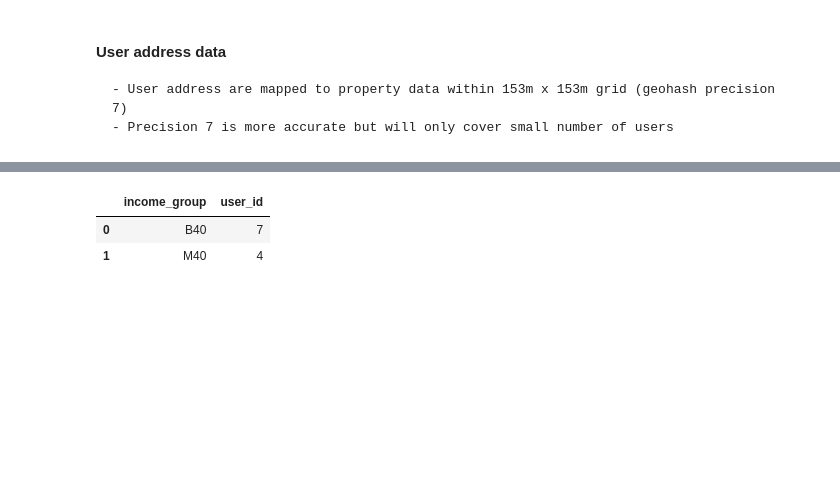
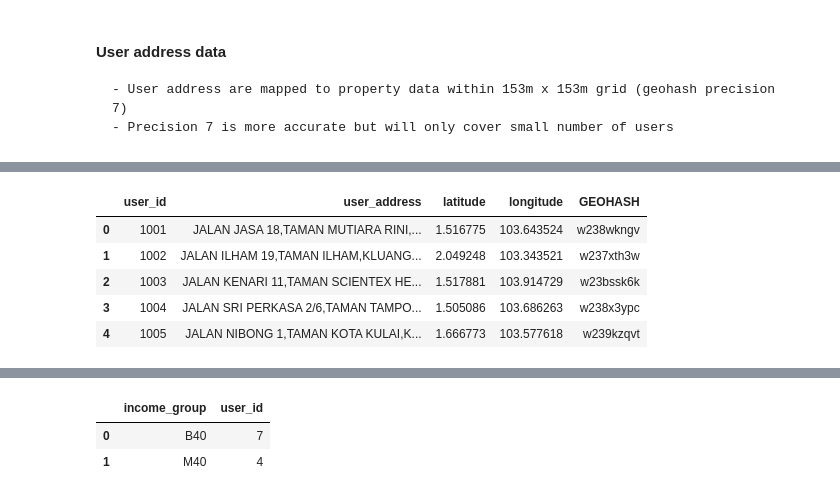
Before and after one commit to maryamnuri/income-group-estimation-using-iproperty, a Jupyter notebook: Estimating Income Group using Property Data.ipynb, the cells around one changed output, grey strips where cells are left out. Drawn from its saved outputs; the diff is of its cells as text; code cells hidden in the pictures; blank space fills up the shorter version.

```diff
--- a/Estimating Income Group using Property Data.ipynb
+++ b/Estimating Income Group using Property Data.ipynb
@@ -143,3 +143,16 @@ df_address.head()
+# %%
+# Encode lat lon to geohash with precision 9:
+## Precision 9: 4.77m x 4.77m
+import pygeohash as gh
+df_address['GEOHASH'] = df_address.apply(lambda x: gh.encode(x.latitude, x.longitude, precision=9), axis=1)
+df_address.head()
+# %% [output]
+|  | user_id | user_address | latitude | longitude | GEOHASH |
+| 0 | 1001 | JALAN JASA 18,TAMAN MUTIARA RINI,... | 1.516775 | 103.643524 | w238wkngv |
+| 1 | 1002 | JALAN ILHAM 19,TAMAN ILHAM,KLUANG... | 2.049248 | 103.343521 | w237xth3w |
+| 2 | 1003 | JALAN KENARI 11,TAMAN SCIENTEX HE... | 1.517881 | 103.914729 | w23bssk6k |
+| 3 | 1004 | JALAN SRI PERKASA 2/6,TAMAN TAMPO... | 1.505086 | 103.686263 | w238x3ypc |
+| 4 | 1005 | JALAN NIBONG 1,TAMAN KOTA KULAI,K... | 1.666773 | 103.577618 | w239kzqvt |
 # %%
 ## Get first 7 character from geohash to get the grid of size 153m x 153m
 df_address['GEOHASH7'] = df_address['GEOHASH'].str[:7]
```
Also changed, not shown: parts of 9 cells of this notebook.
